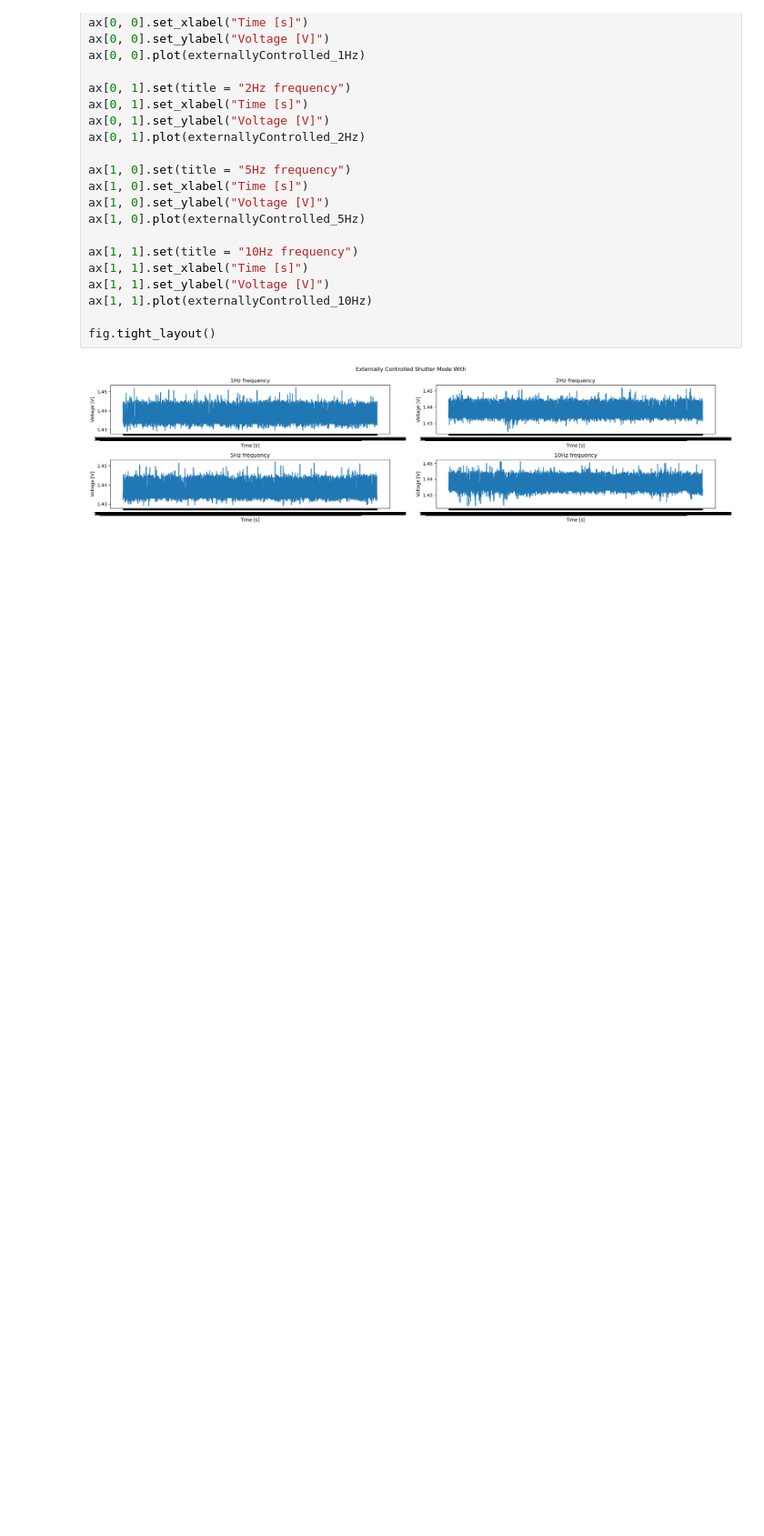
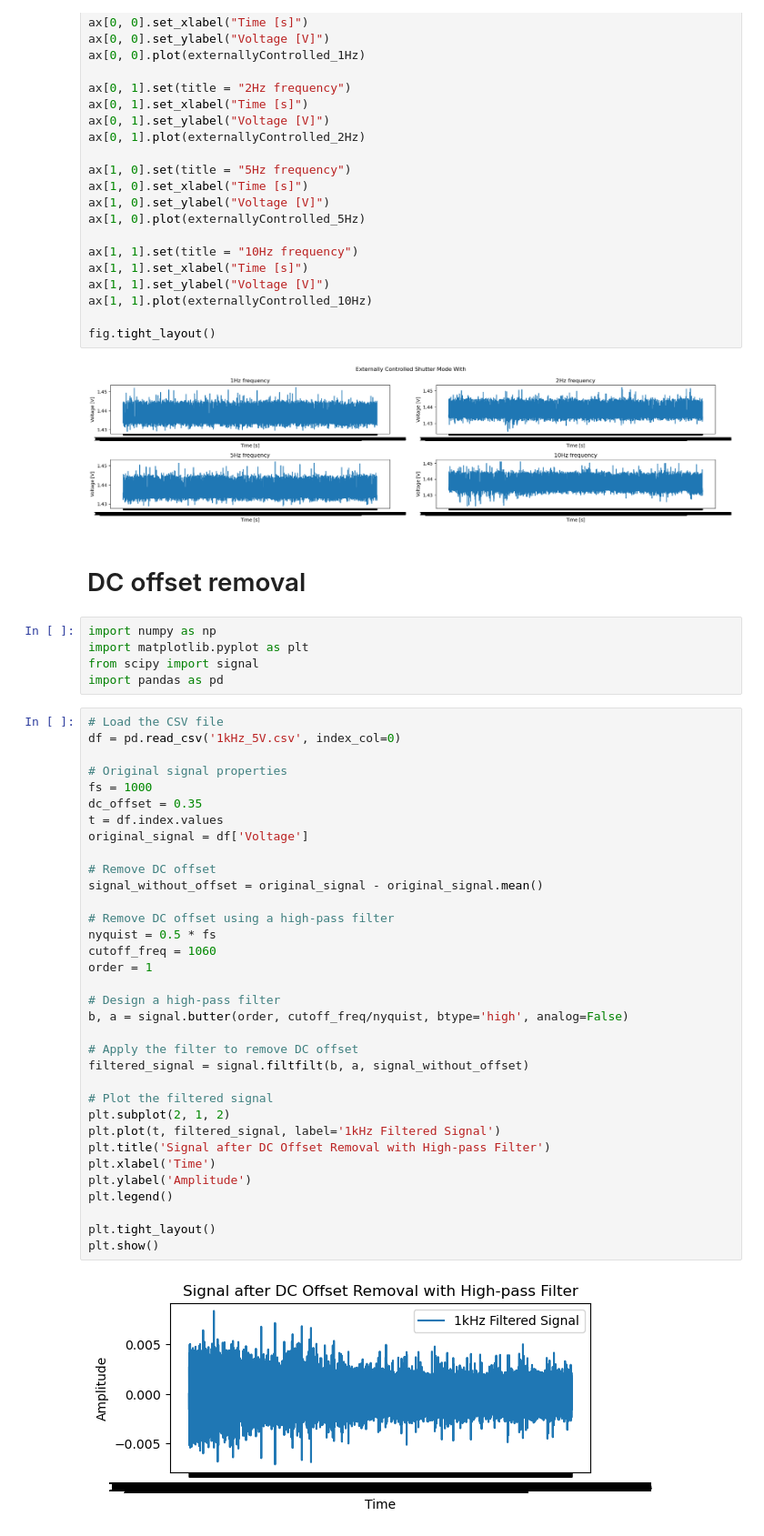
Before and after one commit to SHARIFsGIT/Sensor-lab-thermopile-, a Jupyter notebook: thermopile_sensor.ipynb, the cells around one changed output. Shown at 91% size. Saved outputs shown, nothing was run; the diff lists cells and outputs as text; blank space fills up the shorter version.

```diff
--- a/thermopile_sensor.ipynb
+++ b/thermopile_sensor.ipynb
@@ -176,3 +175,46 @@ ax[1, 1].plot(externallyControlled_10Hz)
 fig.tight_layout()
 # %% [output]
 [figure]
+# %% [markdown]
+# DC offset removal
+# %%
+import numpy as np
+import matplotlib.pyplot as plt
+from scipy import signal
+import pandas as pd
+# %%
+# Load the CSV file
+df = pd.read_csv('1kHz_5V.csv', index_col=0)
+
+# Original signal properties
+fs = 1000
+dc_offset = 0.35
+t = df.index.values
+original_signal = df['Voltage']
+
+# Remove DC offset
+signal_without_offset = original_signal - original_signal.mean()
+
+# Remove DC offset using a high-pass filter
+nyquist = 0.5 * fs
+cutoff_freq = 1060
+order = 1
+
+# Design a high-pass filter
+b, a = signal.butter(order, cutoff_freq/nyquist, btype='high', analog=False)
+
+# Apply the filter to remove DC offset
+filtered_signal = signal.filtfilt(b, a, signal_without_offset)
+
+# Plot the filtered signal
+plt.subplot(2, 1, 2)
+plt.plot(t, filtered_signal, label='1kHz Filtered Signal')
+plt.title('Signal after DC Offset Removal with High-pass Filter')
+plt.xlabel('Time')
+plt.ylabel('Amplitude')
+plt.legend()
+
+plt.tight_layout()
+plt.show()
+# %% [output]
+[figure, added]
```
Also changed, not shown: parts of 9 cells of this notebook, 10 other files.
